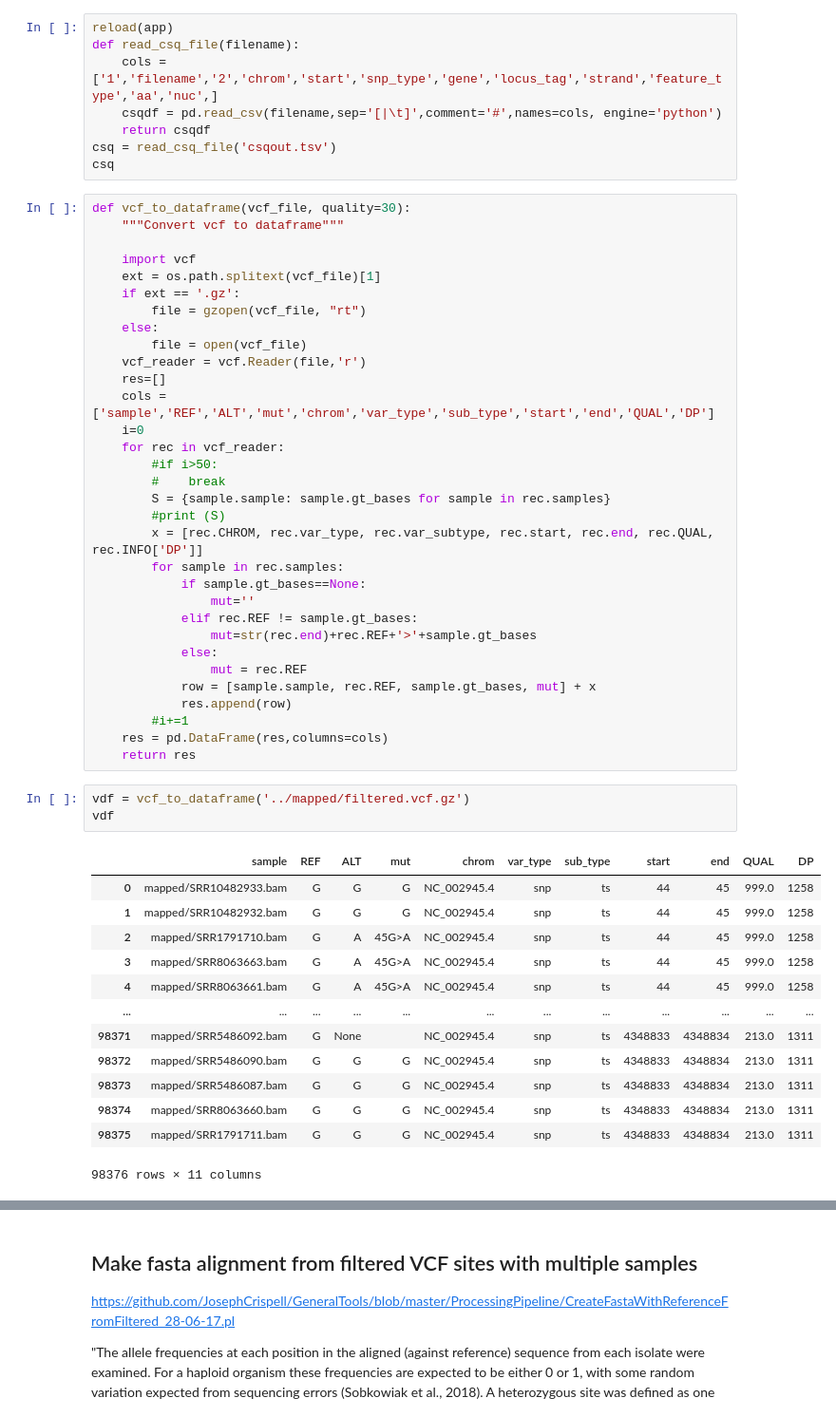
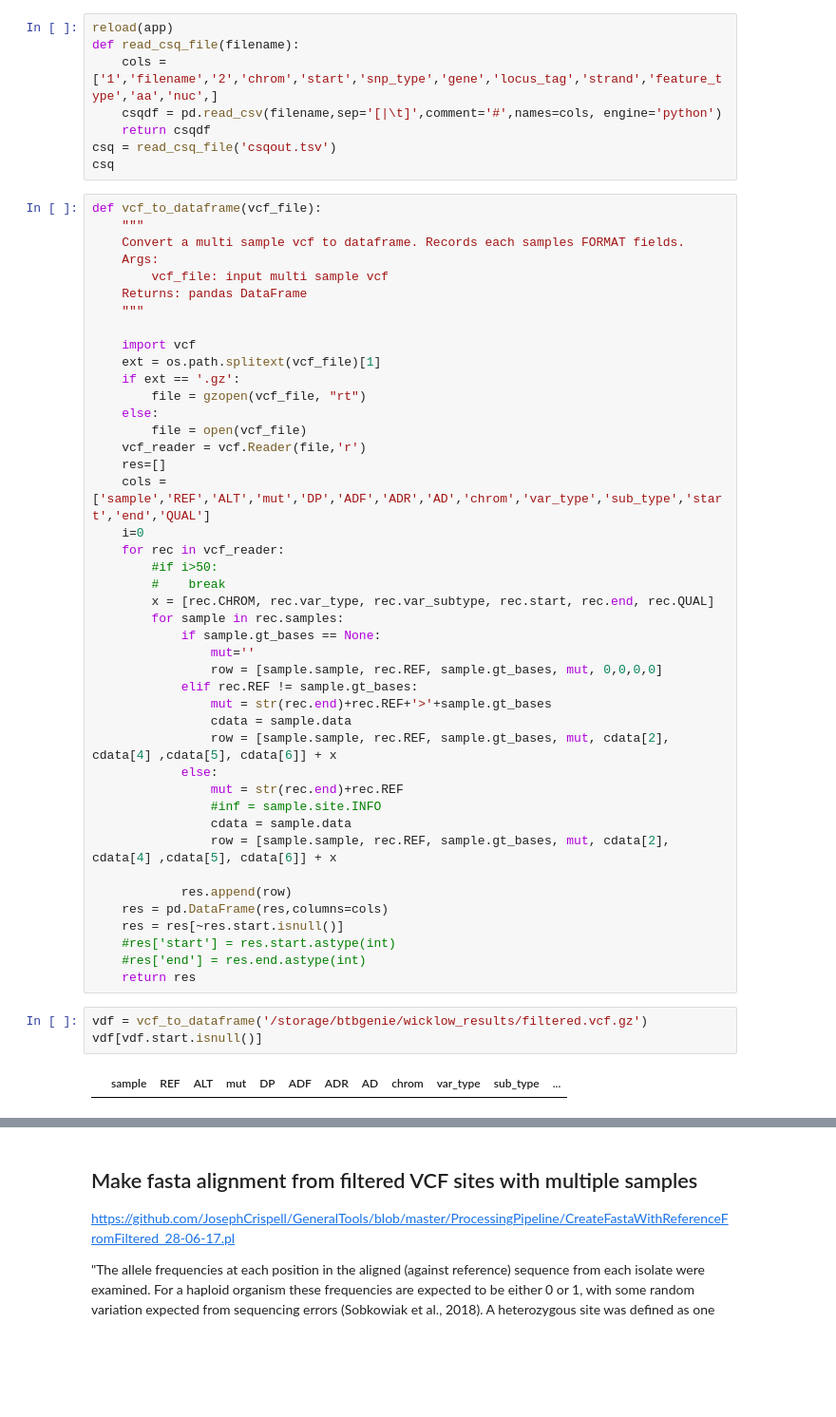
Before and after one commit to dmnfarrell/snipgenie, a Jupyter notebook: notebooks/testing.ipynb, the cells around one changed output, grey strips where cells are left out. Shown at 95% size. Cells and saved outputs as stored; diff of their text form; blank space fills up the shorter version.

Commit message:
vcf to dataframe update

```diff
--- a/notebooks/testing.ipynb
+++ b/notebooks/testing.ipynb
@@ -285,8 +285,13 @@ def read_csq_file(filename):
 csq = read_csq_file('csqout.tsv')
 csq
 # %%
-def vcf_to_dataframe(vcf_file, quality=30):
-    """Convert vcf to dataframe"""
+def vcf_to_dataframe(vcf_file):
+    """
+    Convert a multi sample vcf to dataframe. Records each samples FORMAT fields.
+    Args:
+        vcf_file: input multi sample vcf
+    Returns: pandas DataFrame
+    """
 
     import vcf
     ext = os.path.splitext(vcf_file)[1]
@@ -296,40 +301,34 @@ def vcf_to_dataframe(vcf_file, quality=30):
         file = open(vcf_file)
     vcf_reader = vcf.Reader(file,'r')
     res=[]
-    cols = ['sample','REF','ALT','mut','chrom','var_type','sub_type','start','end','QUAL','DP']
+    cols = ['sample','REF','ALT','mut','DP','ADF','ADR','AD','chrom','var_type','sub_type','start','end','QUAL']
     i=0
     for rec in vcf_reader:
         #if i>50:
         #    break
-        S = {sample.sample: sample.gt_bases for sample in rec.samples}
-        #print (S)
-        x = [rec.CHROM, rec.var_type, rec.var_subtype, rec.start, rec.end, rec.QUAL, rec.INFO['DP']]
+        x = [rec.CHROM, rec.var_type, rec.var_subtype, rec.start, rec.end, rec.QUAL]
         for sample in rec.samples:
-            if sample.gt_bases==None:
+            if sample.gt_bases == None:
                 mut=''
+                row = [sample.sample, rec.REF, sample.gt_bases, mut, 0,0,0,0]
             elif rec.REF != sample.gt_bases:
-                mut=str(rec.end)+rec.REF+'>'+sample.gt_bases
+                mut = str(rec.end)+rec.REF+'>'+sample.gt_bases
+                cdata = sample.data
+                row = [sample.sample, rec.REF, sample.gt_bases, mut, cdata[2], cdata[4] ,cdata[5], cdata[6]] + x
             else:
-                mut = rec.REF
-            row = [sample.sample, rec.REF, sample.gt_bases, mut] + x
+                mut = str(rec.end)+rec.REF
+                #inf = sample.site.INFO
+                cdata = sample.data
+                row = [sample.sample, rec.REF, sample.gt_bases, mut, cdata[2], cdata[4] ,cdata[5], cdata[6]] + x
+
             res.append(row)
-        #i+=1
     res = pd.DataFrame(res,columns=cols)
+    res = res[~res.start.isnull()]
+    #res['start'] = res.start.astype(int)
+    #res['end'] = res.end.astype(int)
     return res
 # %%
-vdf = vcf_to_dataframe('../mapped/filtered.vcf.gz')
-vdf
+vdf = vcf_to_dataframe('/storage/btbgenie/wicklow_results/filtered.vcf.gz')
+vdf[vdf.start.isnull()]
 # %% [output]
-|  | sample | REF | ALT | mut | chrom | var_type | sub_type | start | end | QUAL | DP |
-| 0 | mapped/SRR10482933.bam | G | G | G | NC_002945.4 | snp | ts | 44 | 45 | 999.0 | 1258 |
-| 1 | mapped/SRR10482932.bam | G | G | G | NC_002945.4 | snp | ts | 44 | 45 | 999.0 | 1258 |
-| 2 | mapped/SRR1791710.bam | G | A | 45G>A | NC_002945.4 | snp | ts | 44 | 45 | 999.0 | 1258 |
-| 3 | mapped/SRR8063663.bam | G | A | 45G>A | NC_002945.4 | snp | ts | 44 | 45 | 999.0 | 1258 |
-| 4 | mapped/SRR8063661.bam | G | A | 45G>A | NC_002945.4 | snp | ts | 44 | 45 | 999.0 | 1258 |
-| ... | ... | ... | ... | ... | ... | ... | ... | ... | ... | ... | ... |
-| 98371 | mapped/SRR5486092.bam | G | None |  | NC_002945.4 | snp | ts | 4348833 | 4348834 | 213.0 | 1311 |
-| 98372 | mapped/SRR5486090.bam | G | G | G | NC_002945.4 | snp | ts | 4348833 | 4348834 | 213.0 | 1311 |
-| 98373 | mapped/SRR5486087.bam | G | G | G | NC_002945.4 | snp | ts | 4348833 | 4348834 | 213.0 | 1311 |
-| 98374 | mapped/SRR8063660.bam | G | G | G | NC_002945.4 | snp | ts | 4348833 | 4348834 | 213.0 | 1311 |
-| 98375 | mapped/SRR1791711.bam | G | G | G | NC_002945.4 | snp | ts | 4348833 | 4348834 | 213.0 | 1311 |
+|  | sample | REF | ALT | mut | DP | ADF | ADR | AD | chrom | var_type | sub_type | ... |
-98376 rows × 11 columns
```
Also changed, not shown: parts of 3 cells of this notebook, 2 other files.
